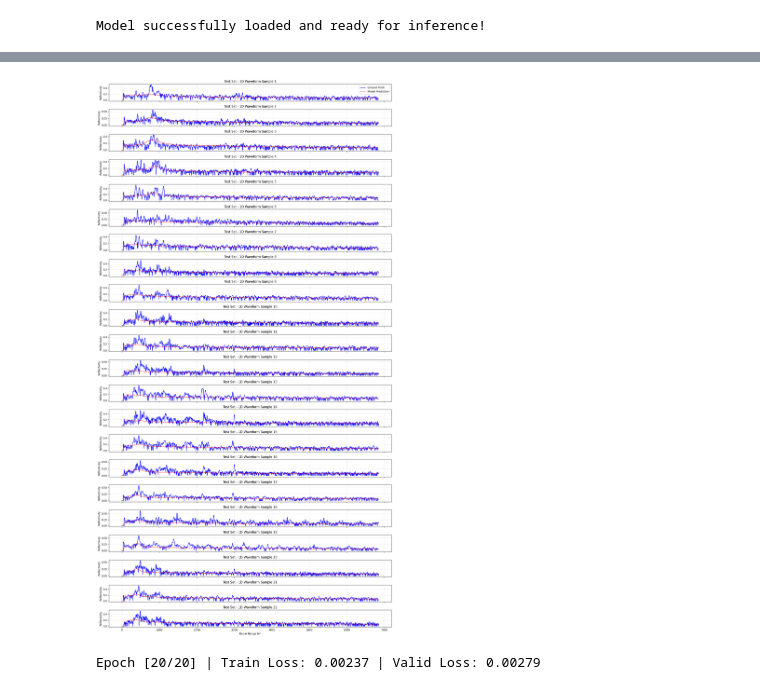
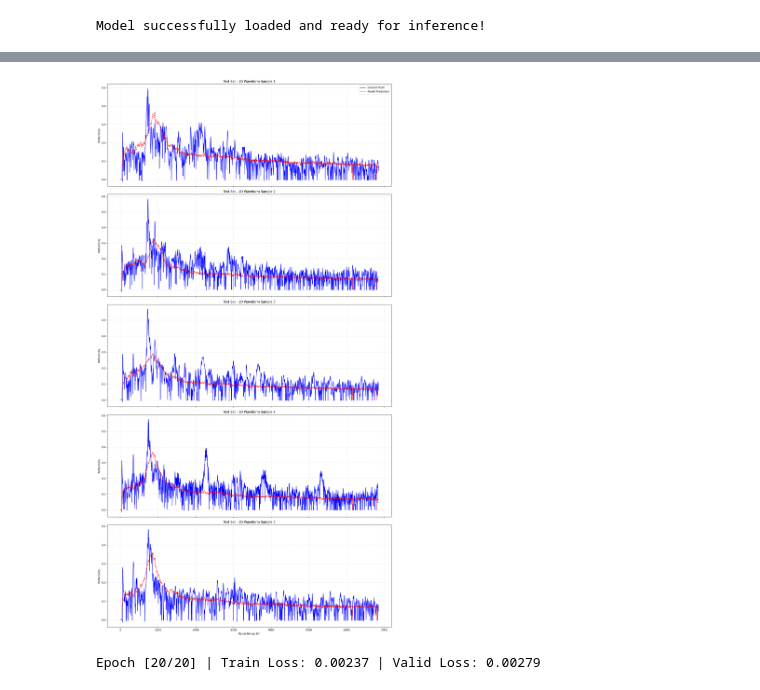
Before and after one commit to utiasASRL/boreas_vtr_wrapper, a Jupyter notebook: model_dev/notebooks/baseline.ipynb, the cells around one changed output, grey strips where cells are left out. Cells and saved outputs as stored; diff of their text form; code cells hidden in the pictures.

```diff
--- a/model_dev/notebooks/baseline.ipynb
+++ b/model_dev/notebooks/baseline.ipynb
@@ -41,4 +41,5 @@ dataset = BoreasRadarDataset(data_dir="/media/asrl/Extreme SSD/ASRL/boreas/data/
 dataloader = DataLoader(dataset, batch_size=32, shuffle=True, num_workers=4)
 patches, targets = next(iter(dataloader))
 print("Batch shape:", patches.shape) # Should be [32, 1, 50, 50]
+input_size = patches.shape[-1]
 # %% [output]
@@ -120,3 +143,36 @@ Output shape: torch.Size([32, 6848])
+# %%
+class PeakWeightedShapeLoss(nn.Module):
+    def __init__(self, threshold=0.25, alpha=10.0, gamma=5.0, grad_weight=0.6, eps=1e-6):
+        super().__init__()
+        self.threshold = threshold
+        self.alpha = alpha
+        self.gamma = gamma
+        self.grad_weight = grad_weight
+        self.eps = eps
+
+    def forward(self, pred, target):
+        # pred, target: [B, L]
+
+        # Per-sample max so weighting adapts to each waveform
+        target_max = target.amax(dim=1, keepdim=True)
+
+        # Normalize only the amount above threshold
+        above = torch.clamp(target - self.threshold, min=0.0)
+        scale = torch.clamp(target_max - self.threshold, min=self.eps)
+        rel_peak = above / scale   # 0 below threshold, up to ~1 at tallest peak
+
+        # Weight grows with peak height
+        weights = 1.0 + self.alpha * (rel_peak ** self.gamma)
+
+        # Amplitude loss
+        amp_loss = (weights * (pred - target) ** 2).mean()
+
+        # Gradient / shape loss
+        pred_grad = pred[:, 1:] - pred[:, :-1]
+        target_grad = target[:, 1:] - target[:, :-1]
+        grad_loss = ((pred_grad - target_grad) ** 2).mean()
+
+        return amp_loss + self.grad_weight * grad_loss
 # %%
 import torch
 import torch.optim as optim
@@ -133,11 +189,12 @@ sample_patch, sample_label = dataset[0]
 num_radar_bins = sample_label.shape[0]
 
 # 3. Initialize the network with the correct bin size and move it to the GPU
-model = RadarTranslatorCNN(input_size=50, output_bins=num_radar_bins).to(device)
+model = RadarTranslatorCNN(input_size=input_size, output_bins=num_radar_bins).to(device)
 
 # 4. Define the Optimizer and Loss Function
 optimizer = optim.Adam(model.parameters(), lr=0.001)
-criterion = nn.MSELoss()
+# criterion = PeakShapeLoss(threshold=0.25, peak_weight=5.0, grad_weight=0.2)
+criterion = PeakWeightedShapeLoss()
 
 # 5. THE OVERFIT SETUP: Grab exactly ONE batch and hold it in memory
 dataloader = DataLoader(dataset, batch_size=32, shuffle=True)
@@ -151,7 +208,7 @@ print(f"Grabbed 1 batch of {overfit_patches.shape[0]} samples.")
 print(f"Patch shape: {overfit_patches.shape} | Label shape: {overfit_labels.shape}")
 
 # 6. The Overfitting Loop
-num_epochs = 5000 # Run enough epochs to force memorization
+num_epochs = 1000 # Run enough epochs to force memorization
 
 print("Starting overfitting test...")
 
@@ -416,7 +527,7 @@ import torch
 # 1. Recreate the empty architecture
 # Make sure to use the exact same class and parameters you trained with!
 device = torch.device("cuda" if torch.cuda.is_available() else "cpu")
-model = RadarTranslatorCNN(input_size=50, output_bins=num_radar_bins).to(device)
+model = RadarTranslatorCNN(input_size=input_size, output_bins=num_radar_bins).to(device)
 
 # 2. Define the path where you saved it
 save_path = "../model_weights/baseline.pth"
@@ -499,7 +603,7 @@ print(f"Polar array shape: {polar_preds.shape}")
 # ==========================================
 # 4. PLOT 1D WAVEFORM EXAMPLES
 # ==========================================
-samples_to_plot = 22
+samples_to_plot = 5
 fig, axes = plt.subplots(samples_to_plot, 1, figsize=(16, 30), sharex=True)
 
 for i in range(samples_to_plot):
@@ -523,4 +627,4 @@ Polar array shape: (22, 400, 6848)
-[figure, old version]
+[figure, new version]
 # %%
 import torch.nn as nn
 import torch
```
Also changed, not shown: parts of 10 cells of this notebook, 8 other files.
